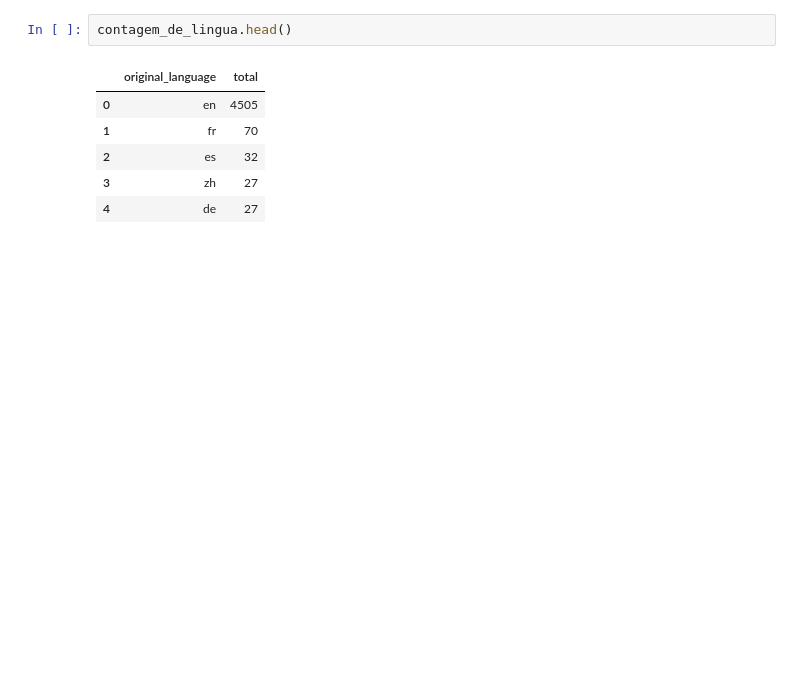
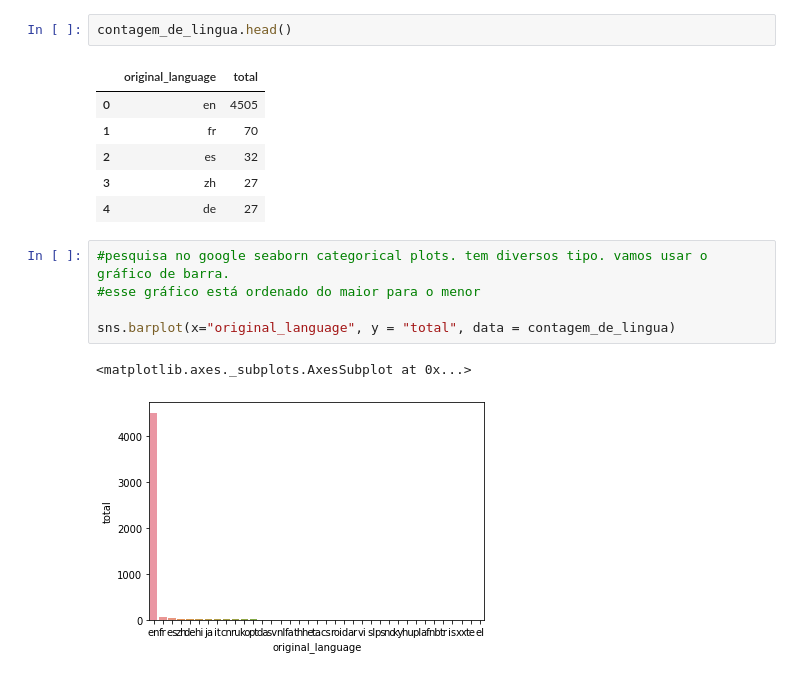
Before and after one commit to marquesgabi/Alura, a Jupyter notebook: Data_Science_analise_e_visualizacao_de_dados/Aula_2/Aula_2.ipynb, the cells around one changed output. Saved outputs shown, nothing was run; the diff lists cells and outputs as text; blank space fills up the shorter version.

```diff
--- a/Data_Science_analise_e_visualizacao_de_dados/Aula_2/Aula_2.ipynb
+++ b/Data_Science_analise_e_visualizacao_de_dados/Aula_2/Aula_2.ipynb
@@ -185,3 +203,11 @@ contagem_de_lingua.head()
 | 2 | es | 32 |
 | 3 | zh | 27 |
 | 4 | de | 27 |
+# %%
+#pesquisa no google seaborn categorical plots. tem diversos tipo. vamos usar o gráfico de barra.
+#esse gráfico está ordenado do maior para o menor
+
+sns.barplot(x="original_language", y = "total", data = contagem_de_lingua)
+# %% [output]
+<matplotlib.axes._subplots.AxesSubplot at 0x...>
+[figure, added]
```
Also changed, not shown: parts of 11 cells of this notebook.
